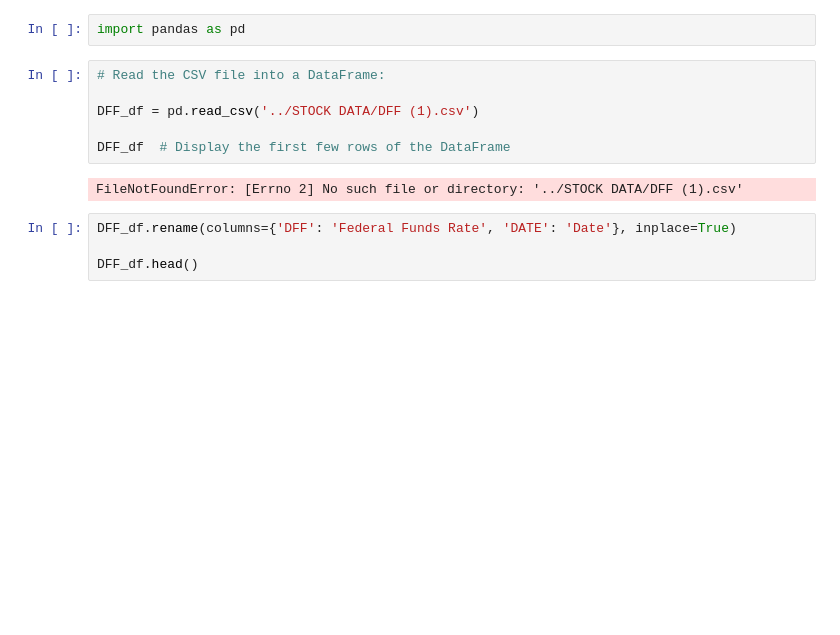
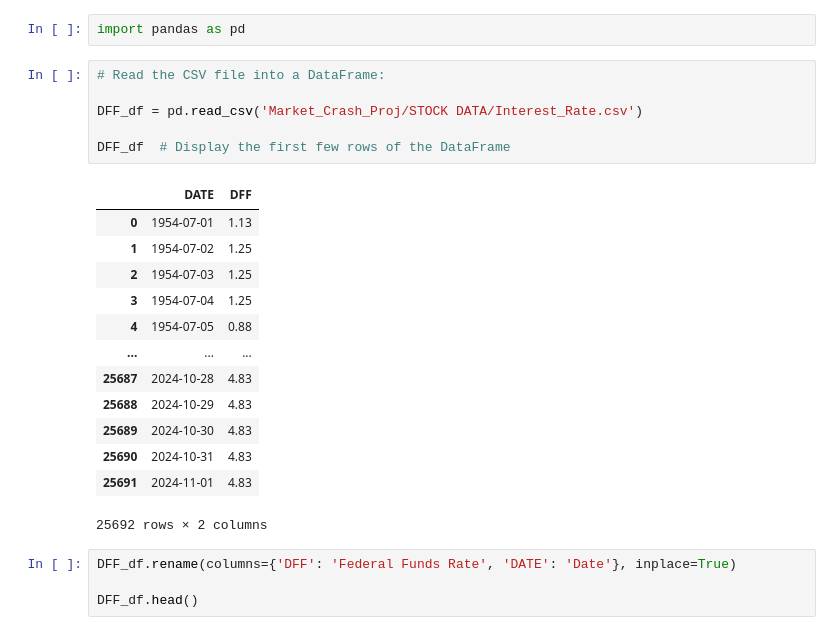
Before and after one commit to smwhite24/Market_Crash_Predictor, a Jupyter notebook: ECON_DATA.ipynb, the cells around one changed output. Saved outputs shown, nothing was run; the diff lists cells and outputs as text; blank space fills up the shorter version.

```diff
--- a/ECON_DATA.ipynb
+++ b/ECON_DATA.ipynb
@@ -3,11 +3,23 @@ import pandas as pd
 # %%
 # Read the CSV file into a DataFrame:
 
-DFF_df = pd.read_csv('../STOCK DATA/DFF (1).csv')
+DFF_df = pd.read_csv('Market_Crash_Proj/STOCK DATA/Interest_Rate.csv')
 
 DFF_df  # Display the first few rows of the DataFrame
 # %% [output]
+|  | DATE | DFF |
+| 0 | 1954-07-01 | 1.13 |
+| 1 | 1954-07-02 | 1.25 |
+| 2 | 1954-07-03 | 1.25 |
+| 3 | 1954-07-04 | 1.25 |
+| 4 | 1954-07-05 | 0.88 |
+| ... | ... | ... |
+| 25687 | 2024-10-28 | 4.83 |
+| 25688 | 2024-10-29 | 4.83 |
+| 25689 | 2024-10-30 | 4.83 |
+| 25690 | 2024-10-31 | 4.83 |
+| 25691 | 2024-11-01 | 4.83 |
-FileNotFoundError: [Errno 2] No such file or directory: '../STOCK DATA/DFF (1).csv'
+25692 rows × 2 columns
 # %%
 DFF_df.rename(columns={'DFF': 'Federal Funds Rate', 'DATE': 'Date'}, inplace=True)
 
```
Also changed, not shown: parts of 8 cells of this notebook.
